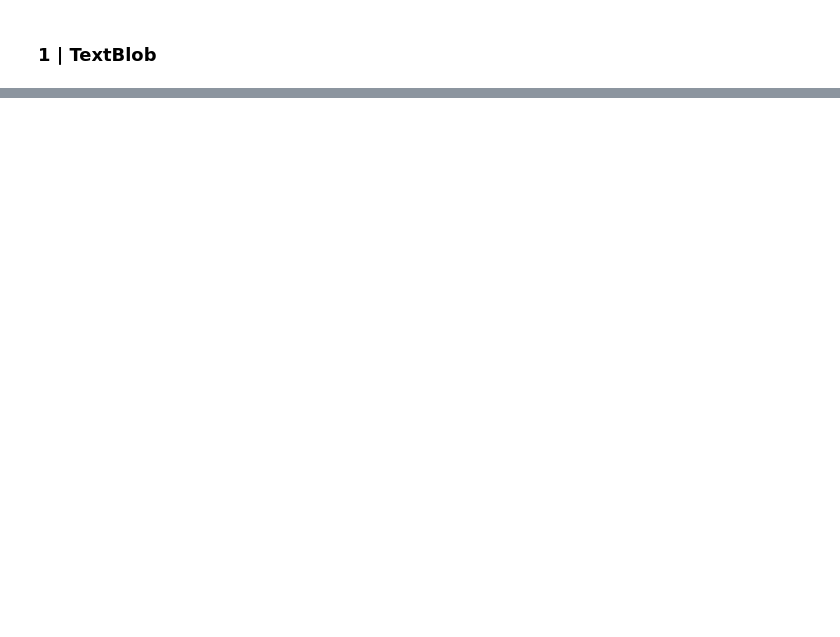
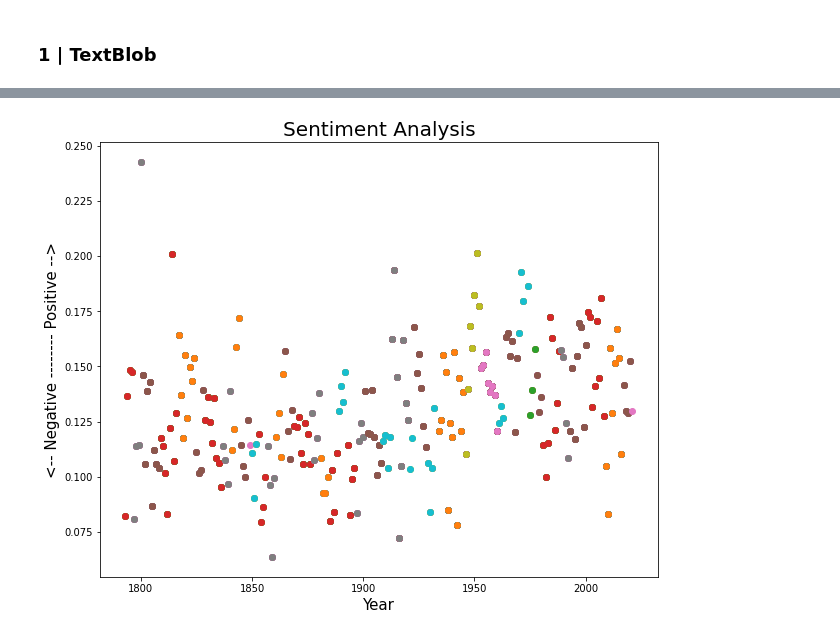
Before and after one commit to tiroger/NLP-SOTU, a Jupyter notebook: sentiment_analysis.ipynb, the cells around one changed output, grey strips where cells are left out. Cells and saved outputs as stored; diff of their text form; code cells hidden in the pictures; blank space fills up the shorter version.

```diff
--- a/sentiment_analysis.ipynb
+++ b/sentiment_analysis.ipynb
@@ -61,0 +90,20 @@ plt.show()
+# %%
+# Plotting the polarity over time
+
+
+plt.rcParams['figure.figsize'] = [10, 8]
+
+for index, president in enumerate(corpus.president_name):
+    x = corpus.loc[corpus.president_name == president].year
+    y = corpus.loc[corpus.president_name == president].polarity
+    plt.scatter(x, y)
+    #plt.text(x+.001, y+.001, corpus['president_name'], fontsize=10)
+    #plt.xlim(-.01, .12)
+
+plt.title('Sentiment Analysis', fontsize=20)
+plt.xlabel('Year', fontsize=15)
+plt.ylabel('<-- Negative -------- Positive -->', fontsize=15)
+
+plt.show()
+# %% [output]
+[figure, added]
```
Also changed, not shown: parts of 13 cells of this notebook, 15 other files.
